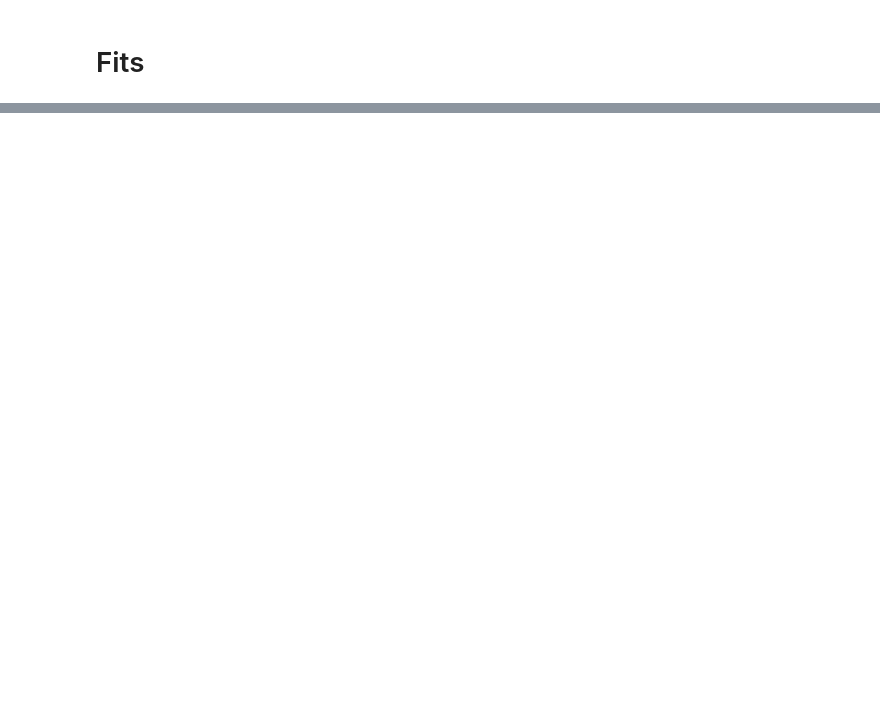
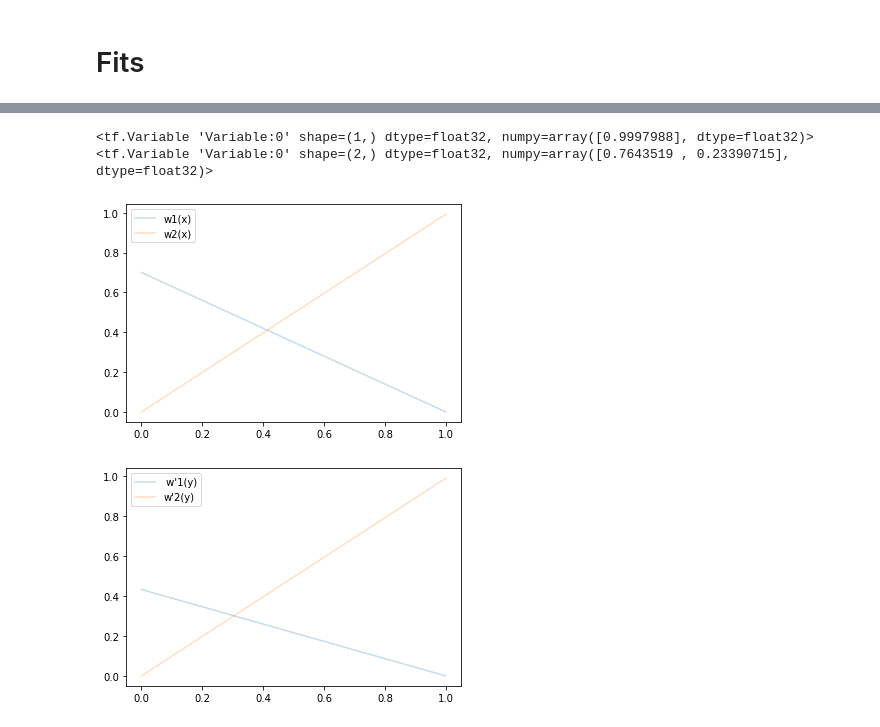
Before and after one commit to rikab/GaussianAnsatz, a Jupyter notebook: test.ipynb, the cells around one changed output, grey strips where cells are left out. Saved outputs shown, nothing was run; the diff lists cells and outputs as text; code cells hidden in the pictures; blank space fills up the shorter version.

```diff
--- a/test.ipynb
+++ b/test.ipynb
@@ -74,0 +79,28 @@ tf.init_scope in your function building code.
+# %%
+for i in range(N):
+    print(f[i].f_weights)
+
+f2 = f[1]
+xs = np.expand_dims((0.0, 1.0),1)
+ys = np.expand_dims((0.0, 1.0),1)
+
+plt.plot(f2.x_networks[0](xs).numpy(), alpha = 0.25, label = "w1(x)")
+plt.plot(f2.x_networks[1](xs).numpy(), alpha = 0.25, label = "w2(x)")
+plt.legend()
+plt.show()
+plt.close()
+
+plt.plot(f2.y_networks[0](xs).numpy(), alpha = 0.25, label = " w'1(y)")
+plt.plot(f2.y_networks[1](xs).numpy(), alpha = 0.25, label = "w'2(y)")
+plt.legend()
+plt.show()
+plt.close()
+
+xs = np.expand_dims((0.0, 0.0, 1.0, 1.0),1)
+ys = np.expand_dims((0.0, 1.0, 0.0, 1.0),1)
+print()
+# %% [output]
+<tf.Variable 'Variable:0' shape=(1,) dtype=float32, numpy=array([0.9997988], dtype=float32)>
+<tf.Variable 'Variable:0' shape=(2,) dtype=float32, numpy=array([0.7643519 , 0.23390715], dtype=float32)>
+[figure, added]
+[figure, added]
```
Also changed, not shown: parts of 4 cells of this notebook, 1 other file.
